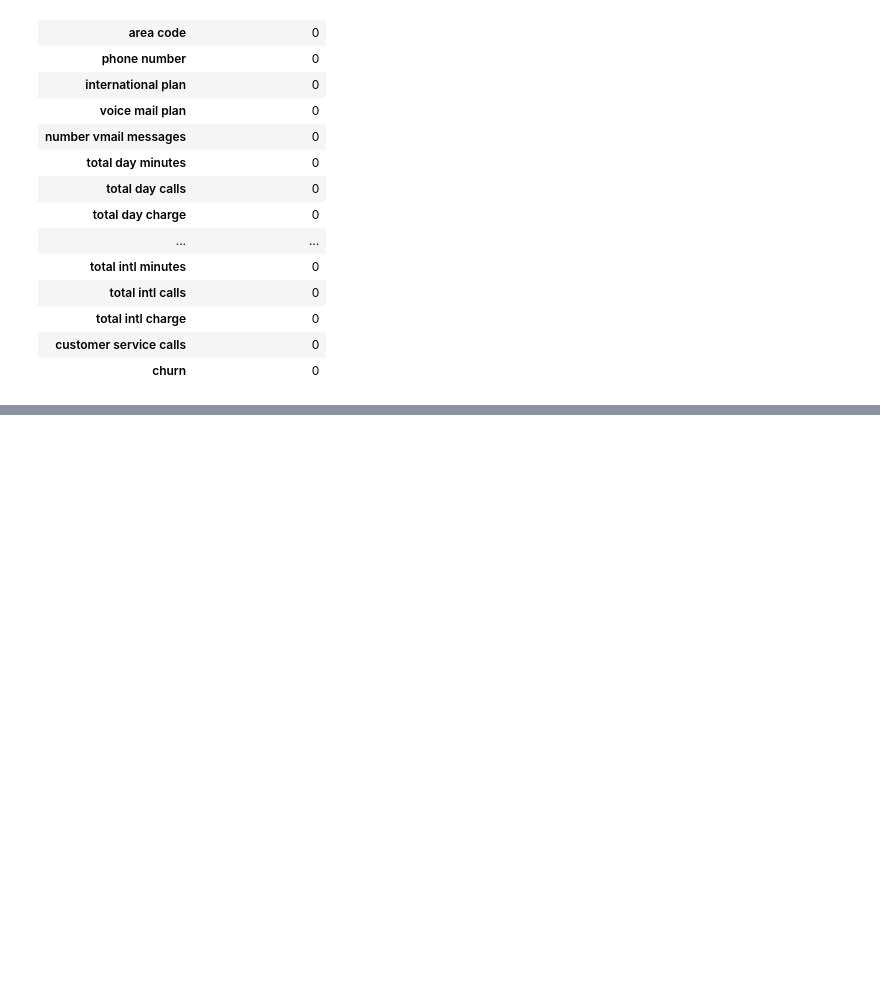
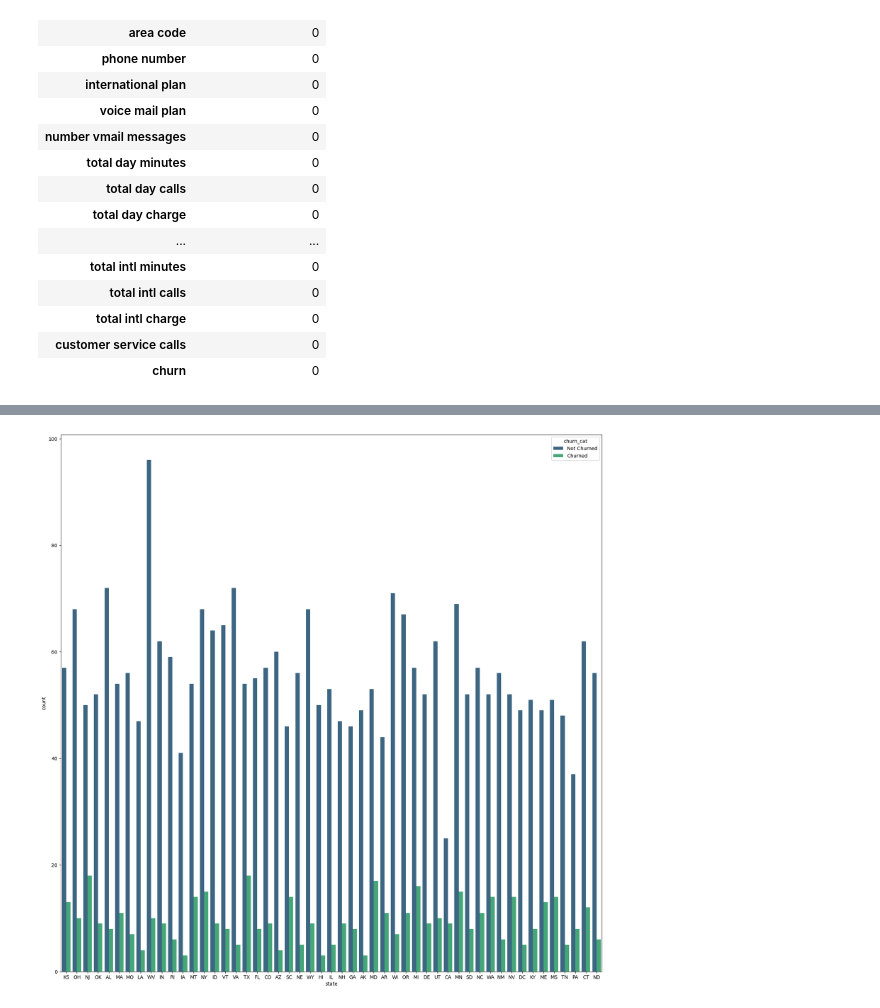
Before and after one commit to georgembugua00/syriatel_customer_churn_project, a Jupyter notebook: notebook.ipynb, the cells around one changed output, grey strips where cells are left out. Cells and saved outputs as stored; diff of their text form; code cells hidden in the pictures; blank space fills up the shorter version.

```diff
--- a/notebook.ipynb
+++ b/notebook.ipynb
@@ -171,0 +210,6 @@ null
+# %%
+# Convert the Churned data into categorical data using the .map() function
+cat_mapping = {True:'Churned',False:'Not Churned'}
+data['churn_cat'] = data['churn'].map(cat_mapping)
+
+data.head()
@@ -171,0 +224,7 @@ null
+# %%
+plt.figure(figsize=(20,20))
+ax = sns.countplot(x='state',hue='churn_cat',data=data,palette='viridis')
+
+plt.show()
+# %% [output]
+[figure, added]
```
Also changed, not shown: parts of 12 cells of this notebook.
